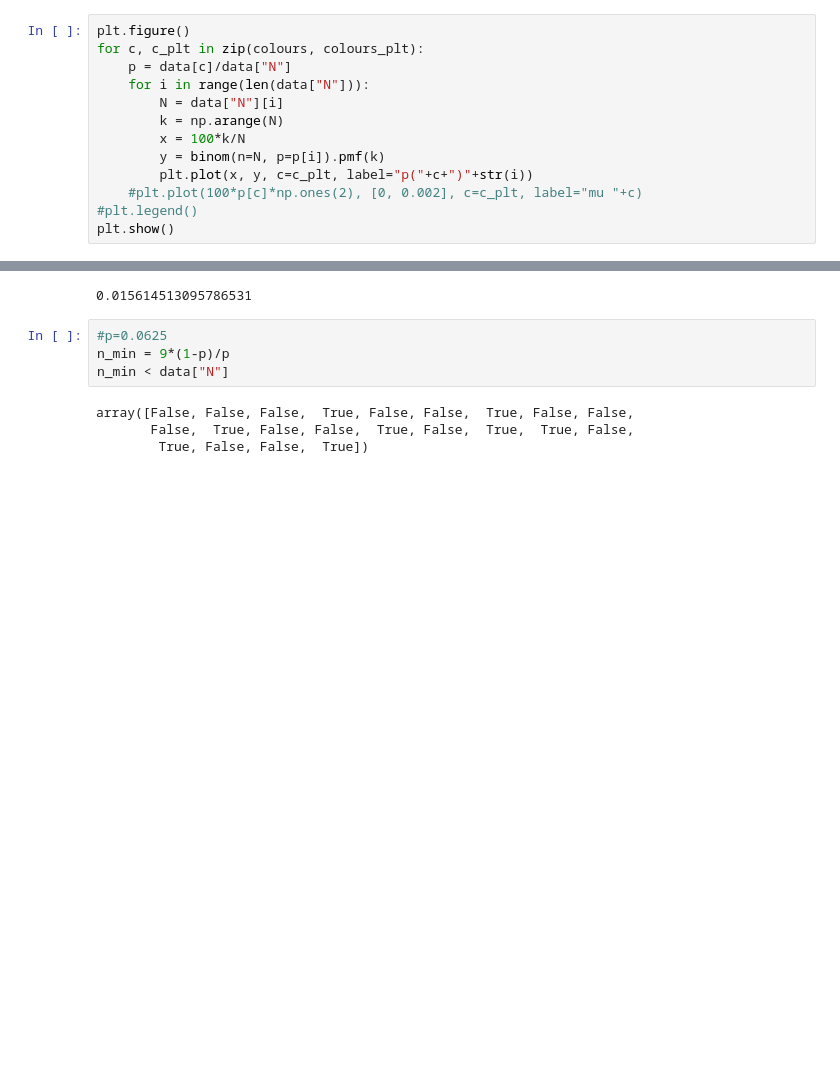
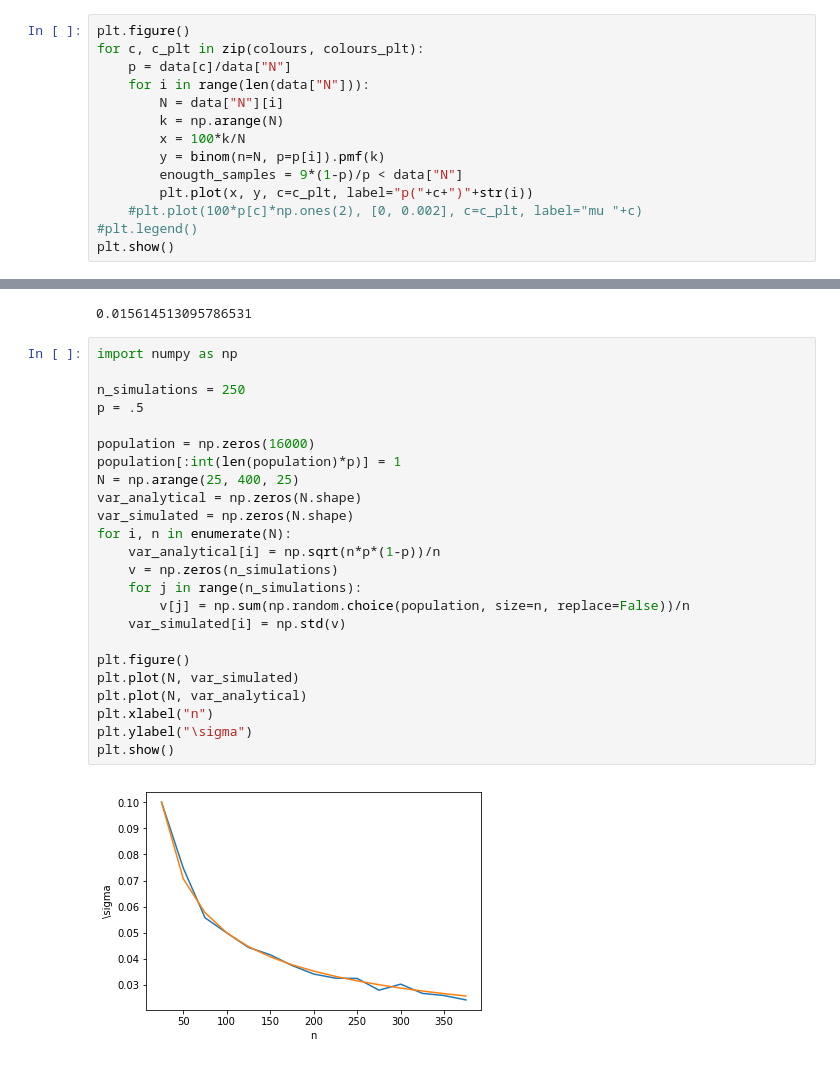
Before and after one commit to fredrikwahlberg/5LN445, a Jupyter notebook: Statistics - Plotting.ipynb, the cells around one changed output, grey strips where cells are left out. Cells and saved outputs as stored; diff of their text form; blank space fills up the shorter version.

```diff
--- a/Statistics - Plotting.ipynb
+++ b/Statistics - Plotting.ipynb
@@ -246,6 +297,7 @@ for c, c_plt in zip(colours, colours_plt):
         k = np.arange(N)
         x = 100*k/N
         y = binom(n=N, p=p[i]).pmf(k)
+        enougth_samples = 9*(1-p)/p < data["N"]
         plt.plot(x, y, c=c_plt, label="p("+c+")"+str(i))
     #plt.plot(100*p[c]*np.ones(2), [0, 0.002], c=c_plt, label="mu "+c)
 #plt.legend()
@@ -265,11 +317,29 @@ Blue [1.34164079 2.9227338  0.9486833  4.28174419 2.74701643]
 Green [1.59687194 4.78344603 1.58113883 4.81490741 4.3089878 ]
 Yellow [1.34164079 2.76376882 0.9486833  3.50654151 2.39680639]
 0.015614513095786531
-# %%
-#p=0.0625
-n_min = 9*(1-p)/p
-n_min < data["N"]
-# %% [output]
-array([False, False, False,  True, False, False,  True, False, False,
-       False,  True, False, False,  True, False,  True,  True, False,
-        True, False, False,  True])
+# %%
+import numpy as np
+
+n_simulations = 250
+p = .5
+
+population = np.zeros(16000)
+population[:int(len(population)*p)] = 1
+N = np.arange(25, 400, 25)
+var_analytical = np.zeros(N.shape)
+var_simulated = np.zeros(N.shape)
+for i, n in enumerate(N):
+    var_analytical[i] = np.sqrt(n*p*(1-p))/n
+    v = np.zeros(n_simulations)
+    for j in range(n_simulations):
+        v[j] = np.sum(np.random.choice(population, size=n, replace=False))/n
+    var_simulated[i] = np.std(v)
+
+plt.figure()
+plt.plot(N, var_simulated)
+plt.plot(N, var_analytical)
+plt.xlabel("n")
+plt.ylabel("\sigma")
+plt.show()
+# %% [output]
+[figure, added]
```
Also changed, not shown: parts of 3 cells of this notebook, 1 other file.
